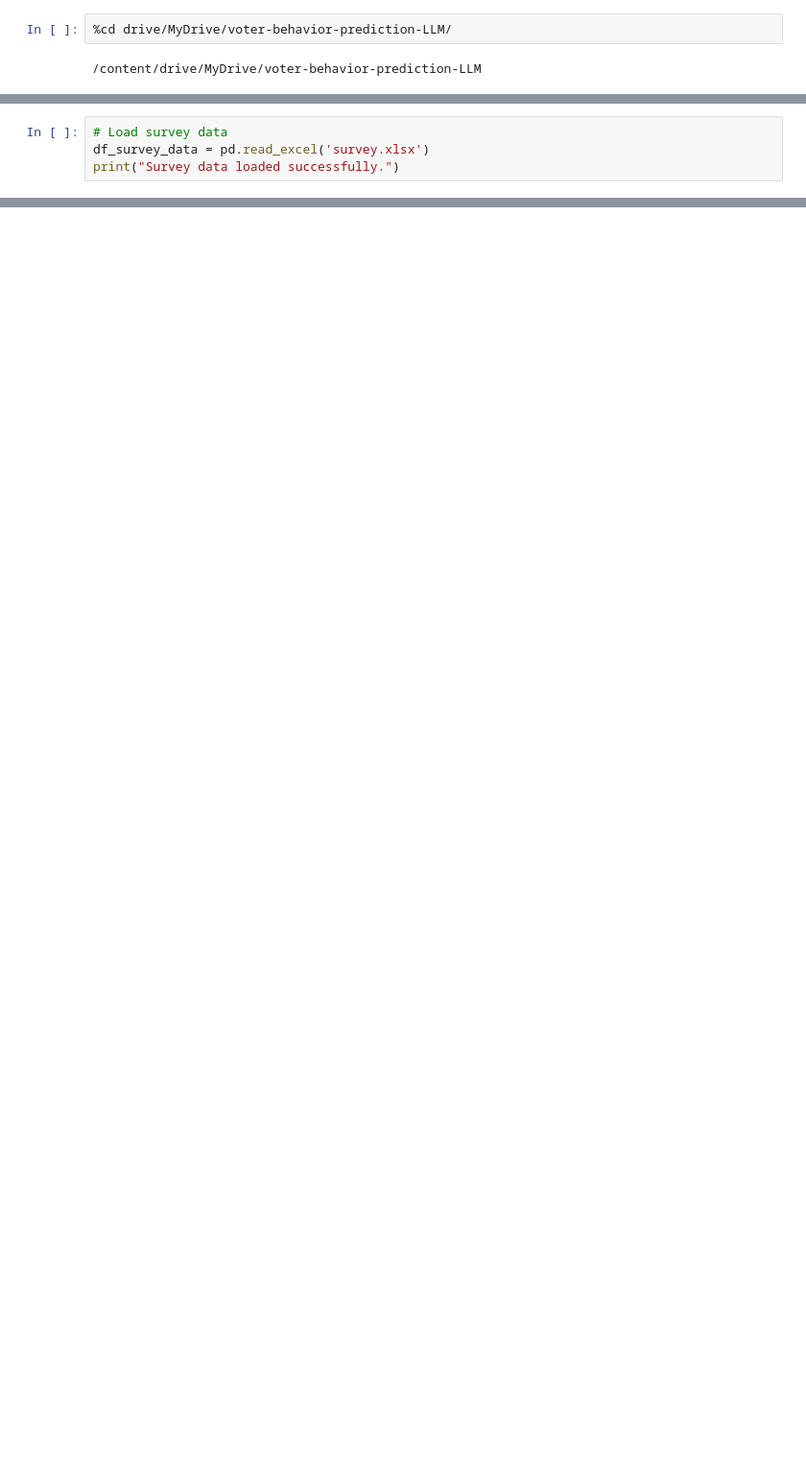
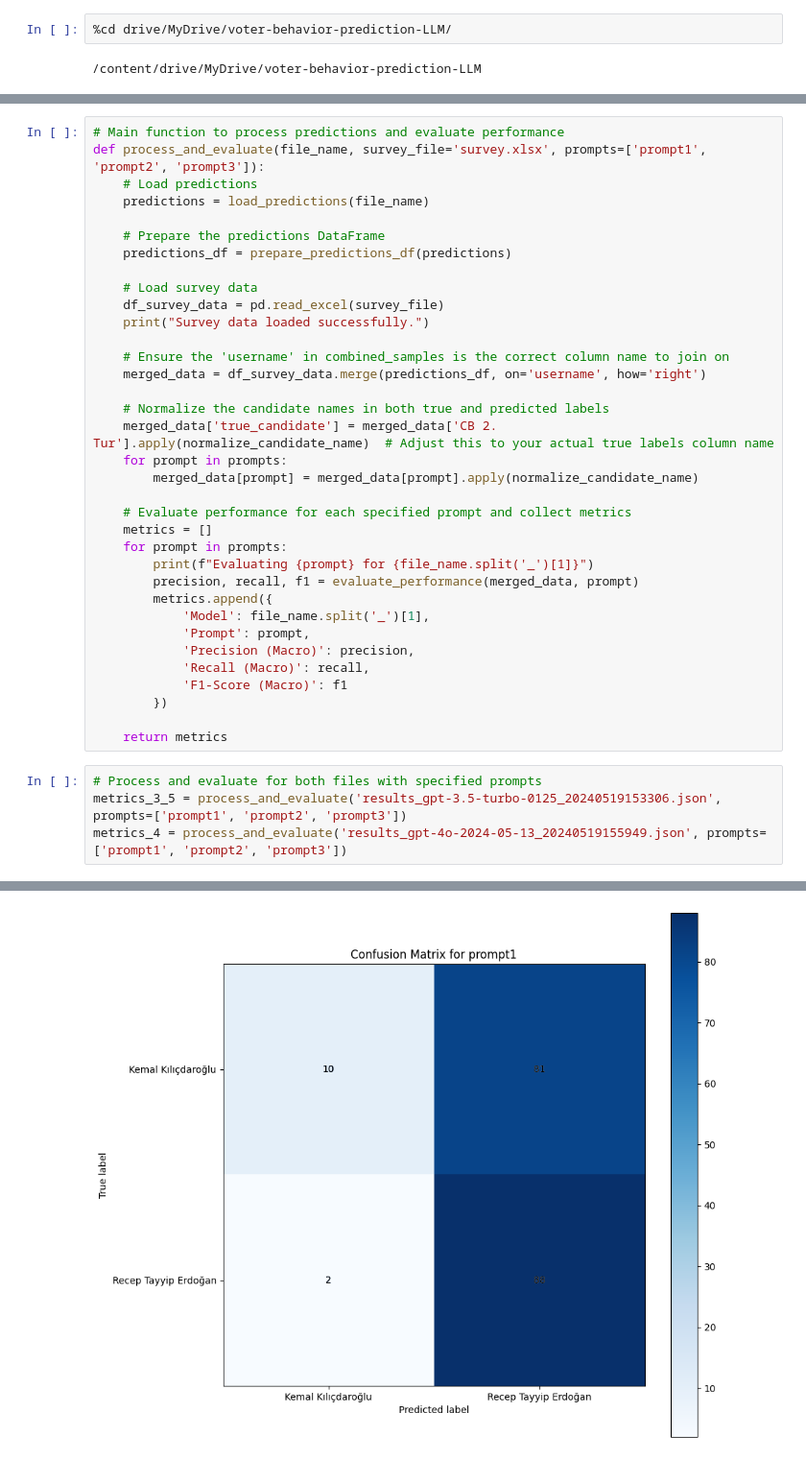
Before and after one commit to ebarkhordar/voter-behavior-prediction-LLM, a Jupyter notebook: code/evaluate.ipynb, the cells around one changed output, grey strips where cells are left out. Shown at 96% size. Cells and saved outputs as stored; diff of their text form; blank space fills up the shorter version.

```diff
--- a/code/evaluate.ipynb
+++ b/code/evaluate.ipynb
@@ -38,4 +29,0 @@ predictions_df = pd.DataFrame([
-# %%
-# Load survey data
-df_survey_data = pd.read_excel('survey.xlsx')
-print("Survey data loaded successfully.")
@@ -112,0 +75,40 @@ plt.show()
+# %%
+# Main function to process predictions and evaluate performance
+def process_and_evaluate(file_name, survey_file='survey.xlsx', prompts=['prompt1', 'prompt2', 'prompt3']):
+    # Load predictions
+    predictions = load_predictions(file_name)
+
+    # Prepare the predictions DataFrame
+    predictions_df = prepare_predictions_df(predictions)
+
+    # Load survey data
+    df_survey_data = pd.read_excel(survey_file)
+    print("Survey data loaded successfully.")
+
+    # Ensure the 'username' in combined_samples is the correct column name to join on
+    merged_data = df_survey_data.merge(predictions_df, on='username', how='right')
+
+    # Normalize the candidate names in both true and predicted labels
+    merged_data['true_candidate'] = merged_data['CB 2. Tur'].apply(normalize_candidate_name)  # Adjust this to your actual true labels column name
+    for prompt in prompts:
+        merged_data[prompt] = merged_data[prompt].apply(normalize_candidate_name)
+
+    # Evaluate performance for each specified prompt and collect metrics
+    metrics = []
+    for prompt in prompts:
+        print(f"Evaluating {prompt} for {file_name.split('_')[1]}")
+        precision, recall, f1 = evaluate_performance(merged_data, prompt)
+        metrics.append({
+            'Model': file_name.split('_')[1],
+            'Prompt': prompt,
+            'Precision (Macro)': precision,
+            'Recall (Macro)': recall,
+            'F1-Score (Macro)': f1
+        })
+
+    return metrics
+# %%
+# Process and evaluate for both files with specified prompts
+metrics_3_5 = process_and_evaluate('results_gpt-3.5-turbo-0125_20240519153306.json', prompts=['prompt1', 'prompt2', 'prompt3'])
+metrics_4 = process_and_evaluate('results_gpt-4o-2024-05-13_20240519155949.json', prompts=['prompt1', 'prompt2', 'prompt3'])
+# %% [output]
@@ -112,0 +124 @@ plt.show()
+[figure, added]
```
Also changed, not shown: parts of 12 cells of this notebook.
